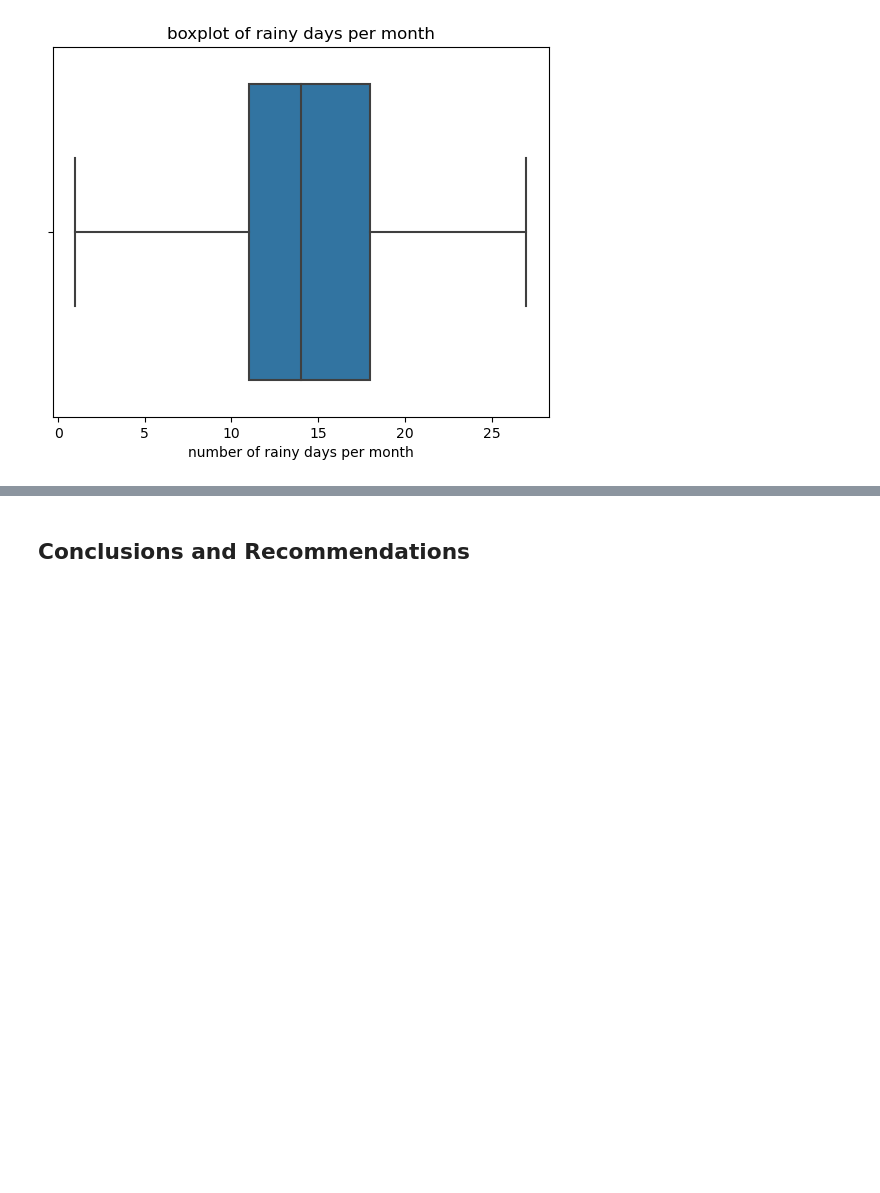
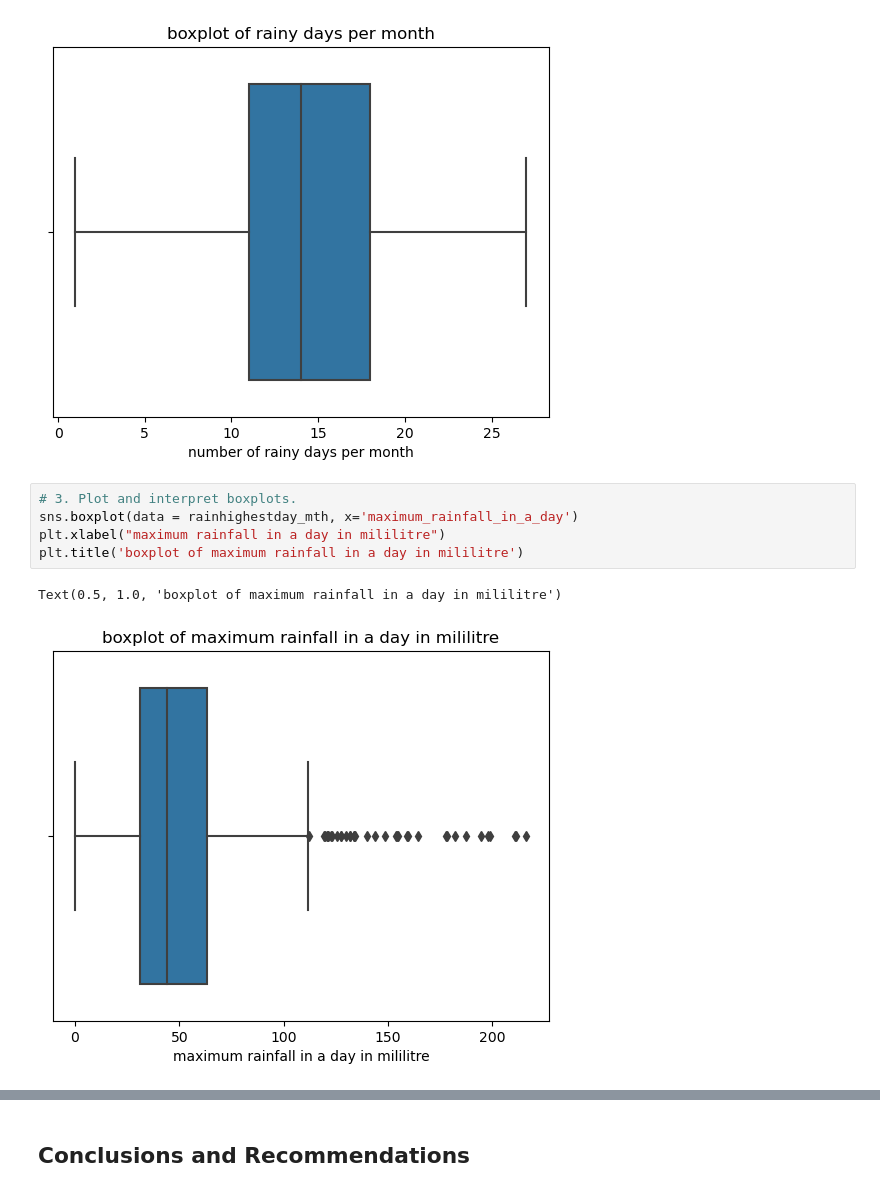
Before and after one commit to Kamlarp/project_1, a Jupyter notebook: Technical Report.ipynb, the cells around one changed output, grey strips where cells are left out. Saved outputs shown, nothing was run; the diff lists cells and outputs as text; blank space fills up the shorter version.

```diff
--- a/Technical Report.ipynb
+++ b/Technical Report.ipynb
@@ -979,5 +977,13 @@ plt.title('boxplot of rainy days per month')
 # %% [output]
 Text(0.5, 1.0, 'boxplot of rainy days per month')
 [figure]
+# %%
+# 3. Plot and interpret boxplots.
+sns.boxplot(data = rainhighestday_mth, x='maximum_rainfall_in_a_day')
+plt.xlabel("maximum rainfall in a day in mililitre")
+plt.title('boxplot of maximum rainfall in a day in mililitre')
+# %% [output]
+Text(0.5, 1.0, 'boxplot of maximum rainfall in a day in mililitre')
+[figure, added]
 # %%
 # 3. Plot and interpret boxplots.
```
Also changed, not shown: parts of 18 cells of this notebook.
